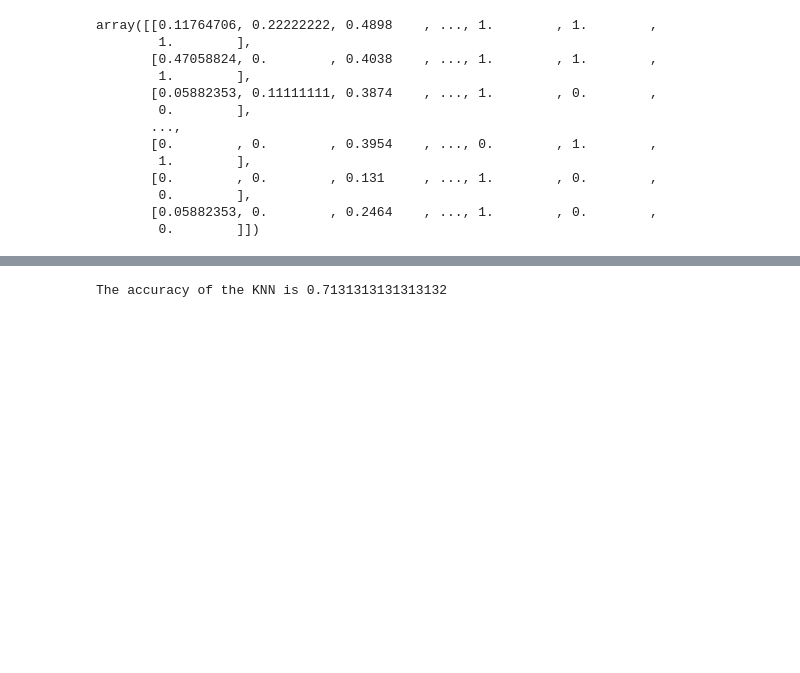
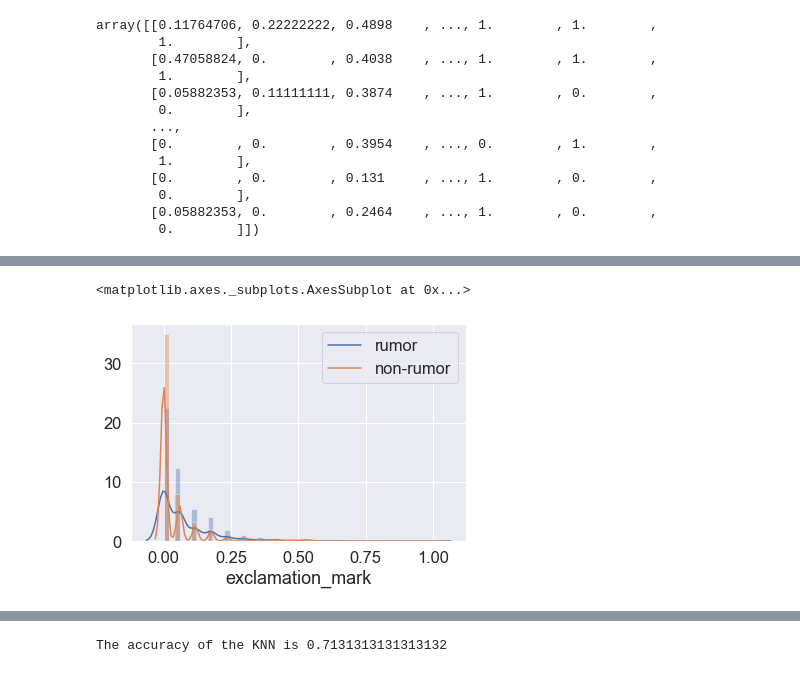
Before and after one commit to halfin/Intro-to-ds-rumor-project, a Jupyter notebook: final_project.ipynb, the cells around one changed output, grey strips where cells are left out. Drawn from its saved outputs; the diff is of its cells as text; code cells hidden in the pictures; blank space fills up the shorter version.

```diff
--- a/final_project.ipynb
+++ b/final_project.ipynb
@@ -193,0 +181,5 @@ array([[0.05882353, 0.        , 0.1814    , ..., 1.        , 0.        ,
+# %%
+Yclass = [class_names[k] for k in Y]
+conX=X1.T
+Combined_Data = np.append(X1, [Yclass], axis=0).T
+conX
@@ -211,3 +217,10 @@ array([[0.11764706, 0.22222222, 0.4898    , ..., 1.        , 1.        ,
         0.        ],
        [0.05882353, 0.        , 0.2464    , ..., 1.        , 0.        ,
         0.        ]])
+# %%
+import pandas as pd
+
+dataf = pd.DataFrame(data=conX, columns=feature_names).astype(float, errors='ignore')
+dataf['rumor'] = Yclass
+dataf['rumor'] = dataf['rumor'].astype(str)
+dataf.head()
@@ -213,0 +246,7 @@ array([[0.11764706, 0.22222222, 0.4898    , ..., 1.        , 1.        ,
+# %%
+import seaborn as sns
+sns.distplot(dataf[dataf.rumor=='rumor']['exclamation_mark'], kde_kws={'label':'rumor'})
+sns.distplot(dataf[dataf.rumor=='non-rumor']['exclamation_mark'], kde_kws={'label':'non-rumor'})
+# %% [output]
+<matplotlib.axes._subplots.AxesSubplot at 0x...>
+[figure, added]
```
Also changed, not shown: parts of 13 cells of this notebook.
